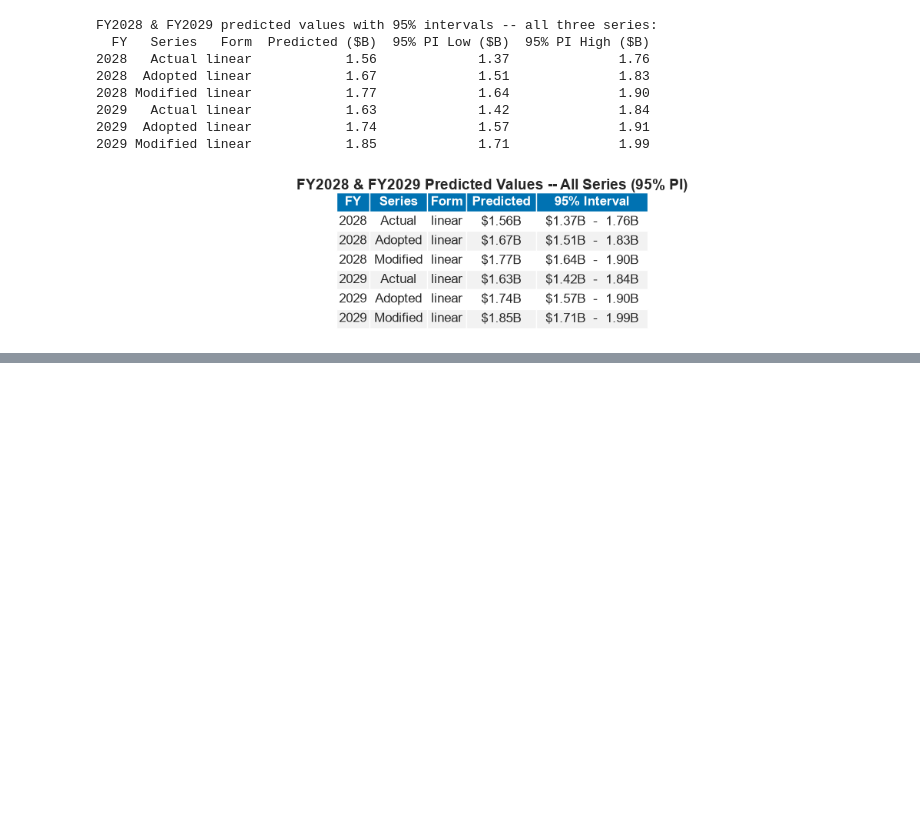
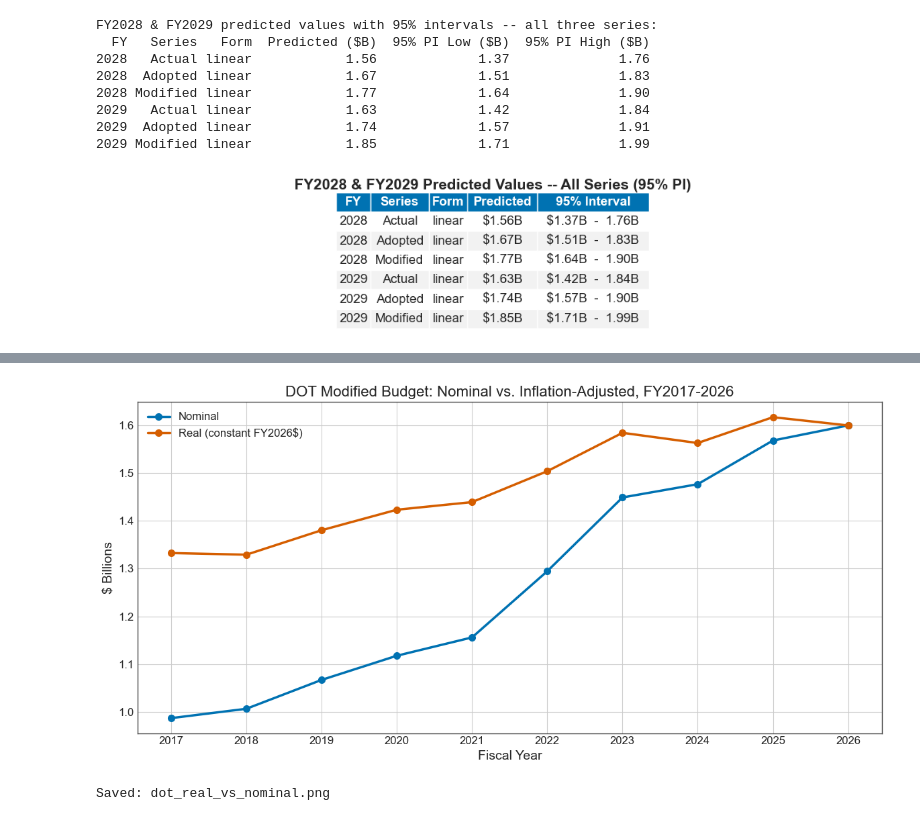
Before and after one commit to lindali-huishan/Budget_Allocation, a Jupyter notebook: DOT/DOT_Full_Analysis_2011_2027.ipynb, the cells around one changed output, grey strips where cells are left out. Drawn from its saved outputs; the diff is of its cells as text; code cells hidden in the pictures; blank space fills up the shorter version.

```diff
--- a/DOT/DOT_Full_Analysis_2011_2027.ipynb
+++ b/DOT/DOT_Full_Analysis_2011_2027.ipynb
@@ -1490,0 +1564,20 @@ FY2028 & FY2029 predicted values with 95% intervals -- all three series:
+# %%
+CPI_BASE_YEAR = 2026
+cpi_base = cpi_fy.loc[CPI_BASE_YEAR]
+
+real_rows = []
+for yr in range(2017, 2027):
+    deflator = cpi_base / cpi_fy.loc[yr]
+    row = {"year": yr, "CPI": cpi_fy.loc[yr], "deflator": deflator}
+    for series in SERIES_NAMES:
+        row[f"{series}_nominal"] = budget_by_year.loc[yr, series]
+        row[f"{series}_real_FY2026"] = budget_by_year.loc[yr, series] * deflator
+    real_rows.append(row)
+
+real_df = pd.DataFrame(real_rows).set_index("year")
+
+print(f"Deflating to constant FY{CPI_BASE_YEAR} dollars: real = nominal * (CPI_{CPI_BASE_YEAR} / CPI_year)\n")
+for series in SERIES_NAMES:
+    print(f"--- {series}: nominal vs. real (FY{CPI_BASE_YEAR}$) ---")
+    print(real_df[[f"{series}_nominal", f"{series}_real_FY2026"]])
+    print()
@@ -1490,0 +1659,23 @@ FY2028 & FY2029 predicted values with 95% intervals -- all three series:
+# %%
+fig, ax = plt.subplots(figsize=(12, 6))
+years = real_df.index
+
+ax.plot(years, real_df["modified_nominal"] / 1e9, marker="o", color=COLORS["blue"], linewidth=2.5,
+        markersize=7, label="Nominal")
+ax.plot(years, real_df["modified_real_FY2026"] / 1e9, marker="o", color=COLORS["vermillion"], linewidth=2.5,
+        markersize=7, label=f"Real (constant FY{CPI_BASE_YEAR}$)")
+
+ax.set_xlabel("Fiscal Year")
+ax.set_ylabel("$ Billions")
+ax.set_title("DOT Modified Budget: Nominal vs. Inflation-Adjusted, FY2017-2026")
+ax.set_xticks(years)
+ax.legend(fontsize=12, loc="upper left")
+fig.tight_layout()
+
+save_path = "dot_real_vs_nominal.png"
+fig.savefig(save_path, dpi=200, bbox_inches="tight")
+plt.show()
+print(f"Saved: {save_path}")
+# %% [output]
+[figure, added]
+Saved: dot_real_vs_nominal.png
```
Also changed, not shown: parts of 25 cells of this notebook, 3 other files.
